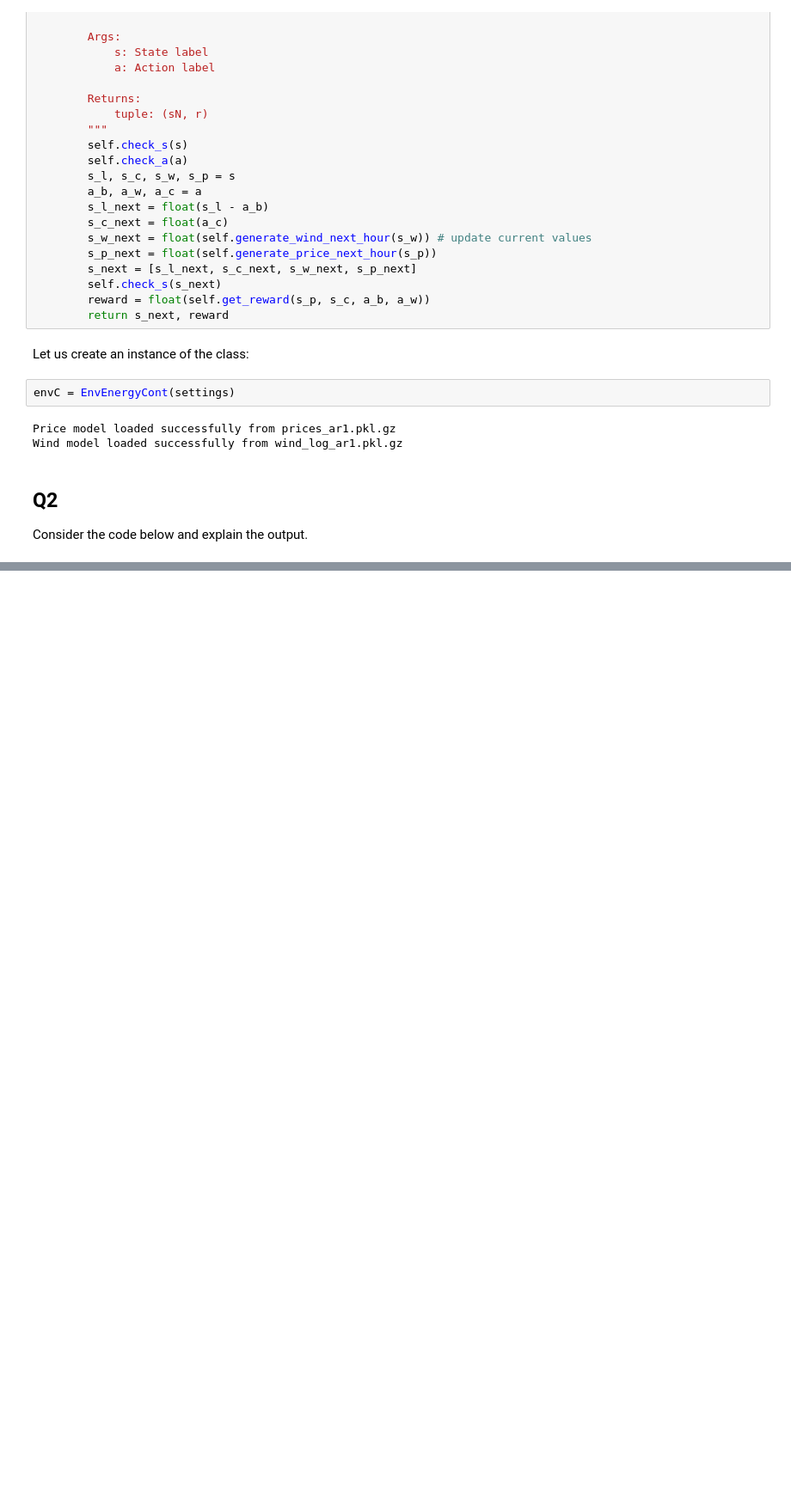
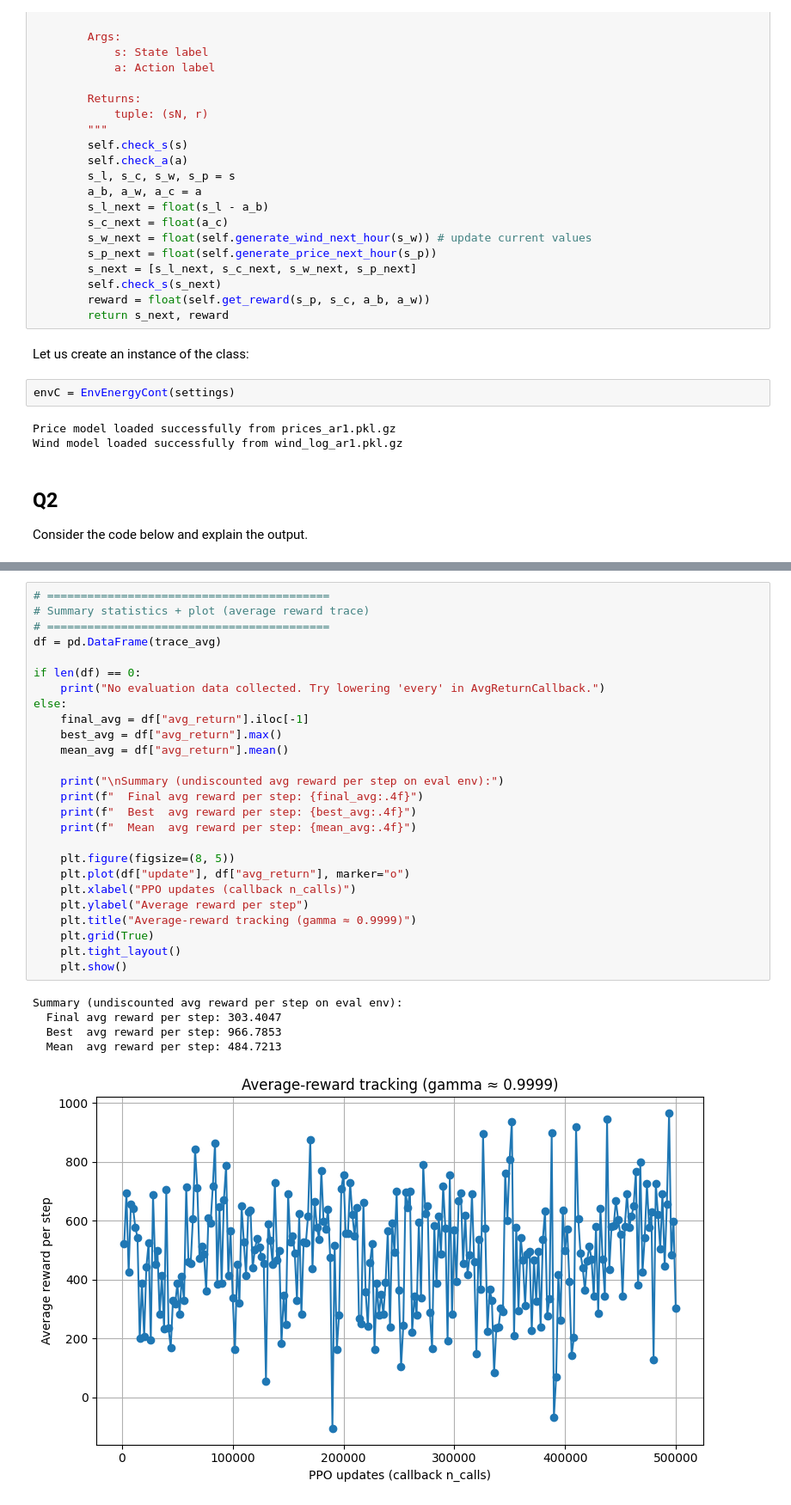
Before and after one commit to simon-mellergaard/RL, a Jupyter notebook: Project/Project03.ipynb, the cells around one changed output, grey strips where cells are left out. Shown: that part at 86% size. Cells and saved outputs as stored; diff of their text form; blank space fills up the shorter version.

```diff
--- a/Project/Project03.ipynb
+++ b/Project/Project03.ipynb
@@ -1924,0 +1568,32 @@ AttributeError: 'EnvEnergyCont' object has no attribute 'get_states'
+# %%
+# ==========================================
+# Summary statistics + plot (average reward trace)
+# ==========================================
+df = pd.DataFrame(trace_avg)
+
+if len(df) == 0:
+    print("No evaluation data collected. Try lowering 'every' in AvgReturnCallback.")
+else:
+    final_avg = df["avg_return"].iloc[-1]
+    best_avg = df["avg_return"].max()
+    mean_avg = df["avg_return"].mean()
+
+    print("\nSummary (undiscounted avg reward per step on eval env):")
+    print(f"  Final avg reward per step: {final_avg:.4f}")
+    print(f"  Best  avg reward per step: {best_avg:.4f}")
+    print(f"  Mean  avg reward per step: {mean_avg:.4f}")
+
+    plt.figure(figsize=(8, 5))
+    plt.plot(df["update"], df["avg_return"], marker="o")
+    plt.xlabel("PPO updates (callback n_calls)")
+    plt.ylabel("Average reward per step")
+    plt.title("Average-reward tracking (gamma ≈ 0.9999)")
+    plt.grid(True)
+    plt.tight_layout()
+    plt.show()
+# %% [output]
+Summary (undiscounted avg reward per step on eval env):
+  Final avg reward per step: 303.4047
+  Best  avg reward per step: 966.7853
+  Mean  avg reward per step: 484.7213
+[figure, added]
```
Also changed, not shown: parts of 33 cells of this notebook.
